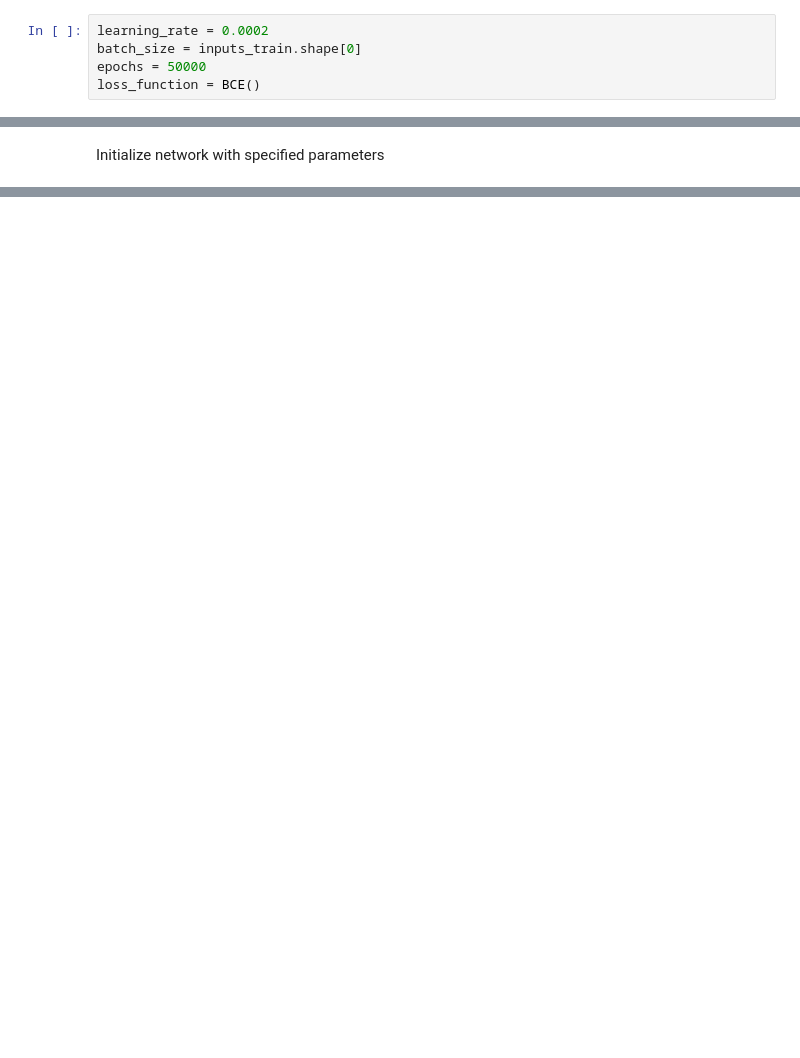
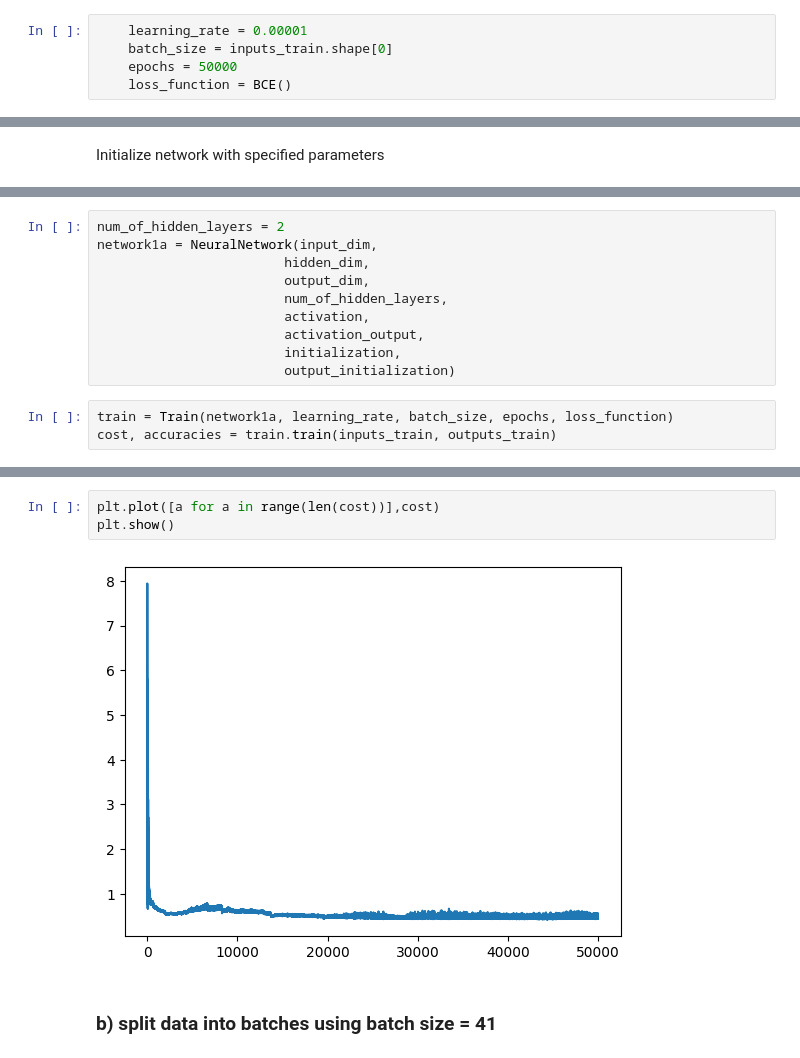
Before and after one commit to dzasta997/network, a Jupyter notebook: Untitled.ipynb, the cells around one changed output, grey strips where cells are left out. Cells and saved outputs as stored; diff of their text form; blank space fills up the shorter version.

```diff
--- a/Untitled.ipynb
+++ b/Untitled.ipynb
@@ -46,10 +46,10 @@ Loss function - BCE - for binary classification
 # %% [markdown]
 Batch size = Input data size -> Use gradient descent for first iteration
 # %%
-learning_rate = 0.0002
-batch_size = inputs_train.shape[0]
-epochs = 50000
-loss_function = BCE()
+    learning_rate = 0.00001
+    batch_size = inputs_train.shape[0]
+    epochs = 50000
+    loss_function = BCE()
 # %% [markdown]
 Reshape output vector into numpy matrix
 # %%
@@ -114,0 +117,13 @@ plt.show()
+# %%
+num_of_hidden_layers = 2
+network1a = NeuralNetwork(input_dim,
+                        hidden_dim,
+                        output_dim,
+                        num_of_hidden_layers,
+                        activation,
+                        activation_output,
+                        initialization,
+                        output_initialization)
+# %%
+train = Train(network1a, learning_rate, batch_size, epochs, loss_function)
+cost, accuracies = train.train(inputs_train, outputs_train)
@@ -114,0 +148,7 @@ plt.show()
+# %%
+plt.plot([a for a in range(len(cost))],cost)
+plt.show()
+# %% [output]
+[figure, added]
+# %% [markdown]
+### b) split data into batches using batch size = 41
```
Also changed, not shown: parts of 47 cells of this notebook, 6 other files.
